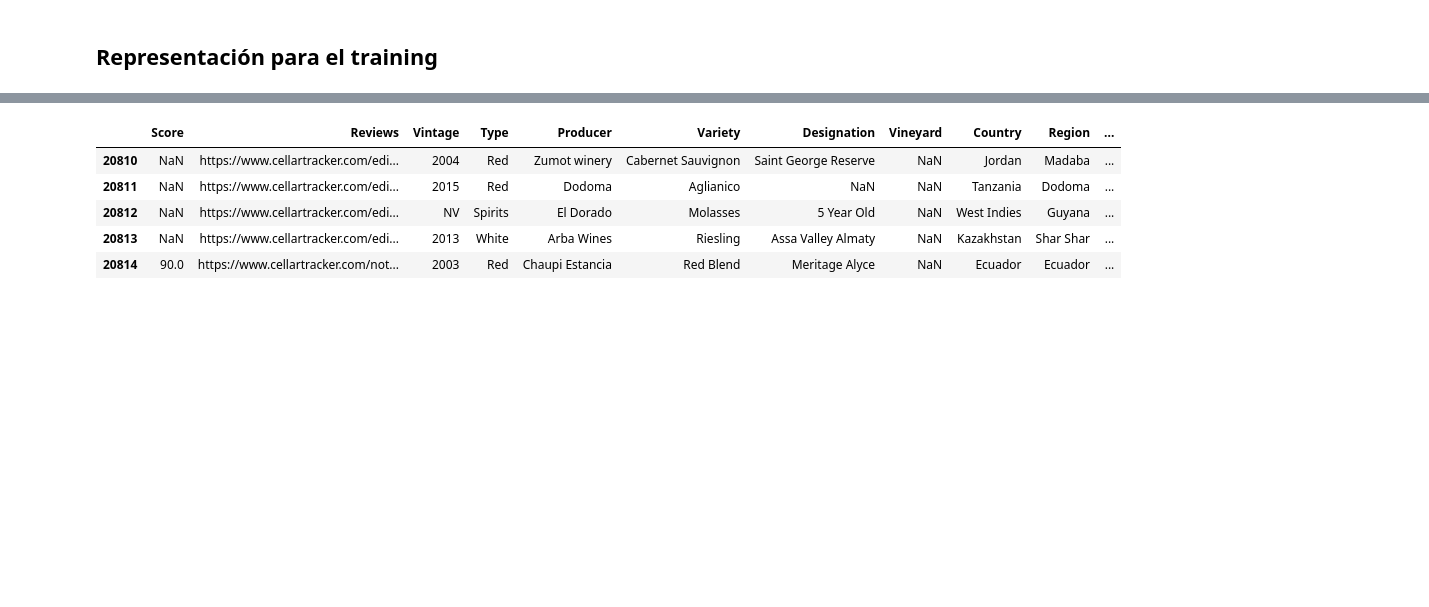
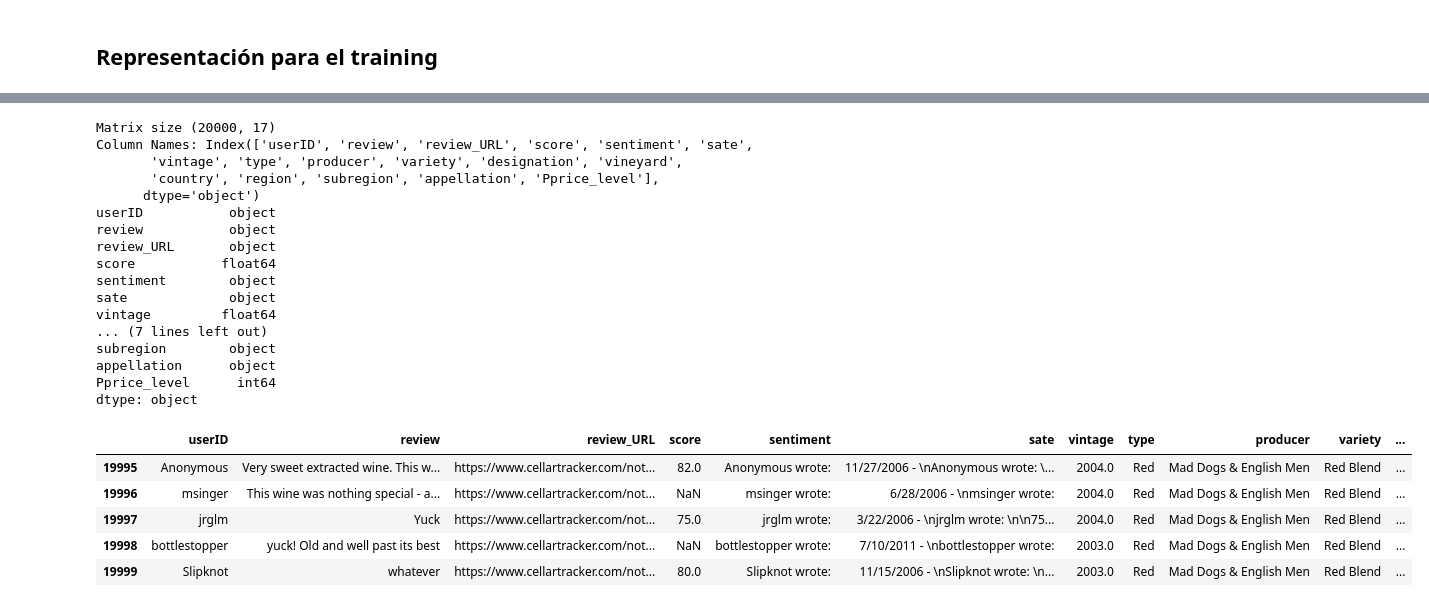
Before and after one commit to paulanavarretec/WineRec, a Jupyter notebook: wineRec_OneHotEncoding.ipynb, the cells around one changed output, grey strips where cells are left out. Drawn from its saved outputs; the diff is of its cells as text; code cells hidden in the pictures; blank space fills up the shorter version.

```diff
--- a/wineRec_OneHotEncoding.ipynb
+++ b/wineRec_OneHotEncoding.ipynb
@@ -155,19 +151,45 @@ Saving allWines-PriceLevel1.csv to allWines-PriceLevel1.csv
-# %%
-
-train_file = pd.read_csv('allWines-PriceLevel1.csv',
-                         sep=';',
-                         names = ['Score', 'Reviews', 'Vintage', 'Type', 'Producer', 'Variety', 'Designation', 'Vineyard', 'Country', 'Region', 'Subregion', 'Appellation', 'Price_level'],
-                         header=0)
-
-
-#train_file.head()
-train_file.tail()
-# %% [output]
-|  | Score | Reviews | Vintage | Type | Producer | Variety | Designation | Vineyard | Country | Region | ... |
-| 20810 | NaN | https://www.cellartracker.com/edi... | 2004 | Red | Zumot winery | Cabernet Sauvignon | Saint George Reserve | NaN | Jordan | Madaba | ... |
-| 20811 | NaN | https://www.cellartracker.com/edi... | 2015 | Red | Dodoma | Aglianico | NaN | NaN | Tanzania | Dodoma | ... |
-| 20812 | NaN | https://www.cellartracker.com/edi... | NV | Spirits | El Dorado | Molasses | 5 Year Old | NaN | West Indies | Guyana | ... |
-| 20813 | NaN | https://www.cellartracker.com/edi... | 2013 | White | Arba Wines | Riesling | Assa Valley Almaty | NaN | Kazakhstan | Shar Shar | ... |
-| 20814 | 90.0 | https://www.cellartracker.com/not... | 2003 | Red | Chaupi Estancia | Red Blend | Meritage Alyce | NaN | Ecuador | Ecuador | ... |
+# %%
+reviews = pd.read_csv('Reviews.csv',
+                         sep=';',
+                         names = ['userID','review', 'review_URL','score','sentiment','sate',
+                                  'vintage', 'type', 'producer', 'variety', 'designation', 'vineyard',
+                                  'country', 'region', 'subregion', 'appellation', 'Pprice_level'],
+                         header=0)
+
+
+print("Matrix size",reviews.shape)
+
+# view columns using df.columns
+print("Column Names:",reviews.columns)
+
+print(reviews.dtypes)
+
+
+#reviews.head()
+reviews.tail()
+# %% [output]
+Matrix size (20000, 17)
+Column Names: Index(['userID', 'review', 'review_URL', 'score', 'sentiment', 'sate',
+       'vintage', 'type', 'producer', 'variety', 'designation', 'vineyard',
+       'country', 'region', 'subregion', 'appellation', 'Pprice_level'],
+      dtype='object')
+userID           object
+review           object
+review_URL       object
+score           float64
+sentiment        object
+sate             object
+vintage         float64
+... (7 lines left out)
+subregion        object
+appellation      object
+Pprice_level      int64
+dtype: object
+|  | userID | review | review_URL | score | sentiment | sate | vintage | type | producer | variety | ... |
+| 19995 | Anonymous | Very sweet extracted wine. This w... | https://www.cellartracker.com/not... | 82.0 | Anonymous wrote: | 11/27/2006 - \nAnonymous wrote: \... | 2004.0 | Red | Mad Dogs & English Men | Red Blend | ... |
+| 19996 | msinger | This wine was nothing special - a... | https://www.cellartracker.com/not... | NaN | msinger wrote: | 6/28/2006 - \nmsinger wrote: | 2004.0 | Red | Mad Dogs & English Men | Red Blend | ... |
+| 19997 | jrglm | Yuck | https://www.cellartracker.com/not... | 75.0 | jrglm wrote: | 3/22/2006 - \njrglm wrote: \n\n75... | 2004.0 | Red | Mad Dogs & English Men | Red Blend | ... |
+| 19998 | bottlestopper | yuck! Old and well past its best | https://www.cellartracker.com/not... | NaN | bottlestopper wrote: | 7/10/2011 - \nbottlestopper wrote: | 2003.0 | Red | Mad Dogs & English Men | Red Blend | ... |
+| 19999 | Slipknot | whatever | https://www.cellartracker.com/not... | 80.0 | Slipknot wrote: | 11/15/2006 - \nSlipknot wrote: \n... | 2003.0 | Red | Mad Dogs & English Men | Red Blend | ... |
 # %%
 # limit to categorical data using df.select_dtypes()
```
Also changed, not shown: parts of 11 cells of this notebook.
